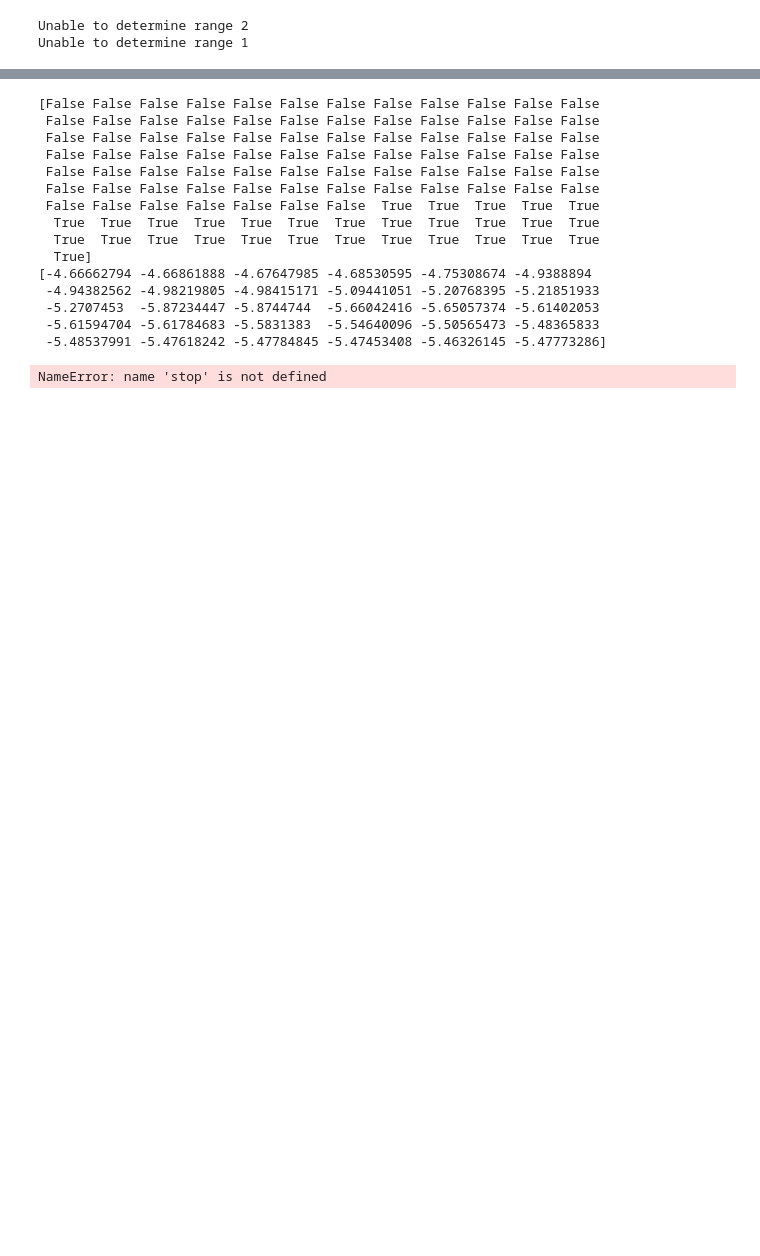
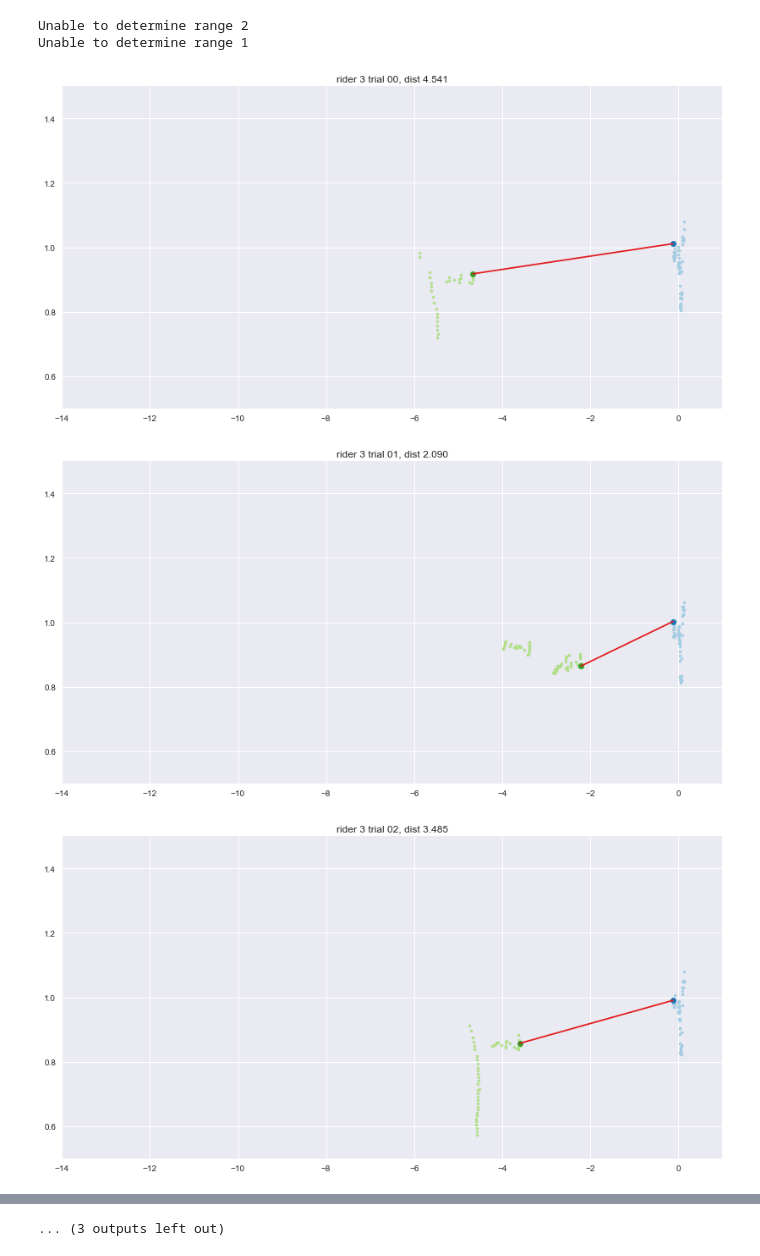
Before and after one commit to oliverlee/antlia, a Jupyter notebook: python/notebooks/calculate_steer_event_rider_distance.ipynb, the cells around one changed output, grey strips where cells are left out. Drawn from its saved outputs; the diff is of its cells as text; code cells hidden in the pictures; blank space fills up the shorter version.

Commit message:
Plot trial clusters and minimum distance

```diff
--- a/python/notebooks/calculate_steer_event_rider_distance.ipynb
+++ b/python/notebooks/calculate_steer_event_rider_distance.ipynb
@@ -28,46 +62,48 @@ Unable to determine range 1
 # %%
-import numpy as np
 import seaborn as sns
-from sklearn.cluster import KMeans
 
 plt.close()
 for rid, tid in itertools.product(range(3, 4), range(15)):
     if (rid == 0) and (tid == 1):
         continue
 
     record = records[rid]
     trial = record.trial[tid]
 
     ev_time, _, _ = trial.steer_event_parameters()
     index = record.lidar.frame_index(ev_time[0])
 
     # get index before time 0
     #index = np.insert(index, 0, index[0] - 1)
 
     frames = record.lidar[index]
-    xlim = (-19, 1)
-    ylim = (-1, 3)
-    x, y = frames.cartesian(xlim=xlim, ylim=(0.5, 3))
+    x, y = frames.cartesian(xlim=(-19, 1),
+                            ylim=(0.5, 3))
 
     # get clusters
-    X = np.vstack((x.compressed(),
-                   y.compressed())).transpose()
-    kmeans = KMeans(2).fit(X)
-    index0 = kmeans.labels_ == 0
-    index1 = kmeans.labels_ == 1
-    stop
+    a, b = cluster(x, y)
+
+    # calculate minumum distance
+    # TODO: account for wheel radius and LIDAR height
+    d, pa, pb = bcp_brute(a, b)
+    pd = np.vstack((pa, pb))
 
     fig, ax = plt.subplots(figsize=DEFAULT_FIGSIZE)
-    colors = sns.color_palette('Paired', 10)[1::2]
-    ax.plot(x[0].compressed()[index0],
-            y[0].compressed()[index0],
-            'X', color=colors[0])
-    ax.plot(x[0].compressed()[index1],
-            y[0].compressed()[index1],
-            'X', color=colors[1])
-    #ax.plot(x[1], y[1], 'X')
-    ax.set_xlim(xlim)
-    ax.set_ylim(ylim)
+    colors = sns.color_palette('Paired', 10)
+    ax.plot(*zip(*a), '.', color=colors[0])
+    ax.plot(*zip(*b), '.', color=colors[2])
+    ax.plot(*pa, 'o', color=colors[1])
+    ax.plot(*pb, 'o', color=colors[3])
+    ax.plot(*zip(*pd), color=colors[5])
+
+    ax.set_xlim((-14, 1))
+    ax.set_ylim((0.5, 1.5))
+
+    ax.set_title('rider {} trial {:02d}, dist {:0.03f}'.format(
+        rid, tid, d))
 
 plt.show()
 # %% [output]
+[figure, added]
+[figure, added]
+[figure, added]
@@ -74,16 +119 @@ plt.show()
-[False False False False False False False False False False False False
- False False False False False False False False False False False False
- False False False False False False False False False False False False
- False False False False False False False False False False False False
- False False False False False False False False False False False False
- False False False False False False False False False False False False
- False False False False False False False  True  True  True  True  True
-  True  True  True  True  True  True  True  True  True  True  True  True
-  True  True  True  True  True  True  True  True  True  True  True  True
-  True]
-[-4.66662794 -4.66861888 -4.67647985 -4.68530595 -4.75308674 -4.9388894
- -4.94382562 -4.98219805 -4.98415171 -5.09441051 -5.20768395 -5.21851933
- -5.2707453  -5.87234447 -5.8744744  -5.66042416 -5.65057374 -5.61402053
- -5.61594704 -5.61784683 -5.5831383  -5.54640096 -5.50565473 -5.48365833
- -5.48537991 -5.47618242 -5.47784845 -5.47453408 -5.46326145 -5.47773286]
+... (3 outputs left out)
-NameError: name 'stop' is not defined
```
Also changed, not shown: parts of 2 cells of this notebook.
